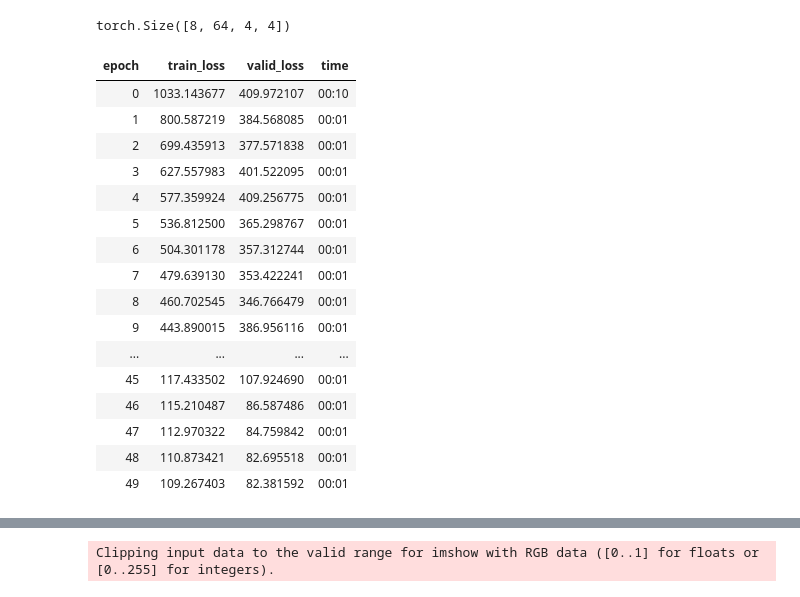
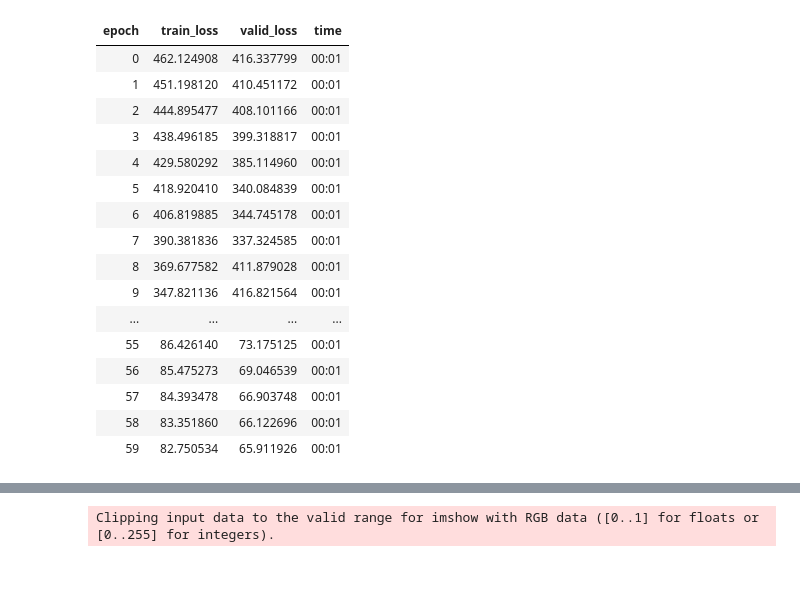
Before and after one commit to dhuynh95/fastai_autoencoder, a Jupyter notebook: MNIST.ipynb, the cells around one changed output, grey strips where cells are left out. Saved outputs shown, nothing was run; the diff lists cells and outputs as text; code cells hidden in the pictures.

```diff
--- a/MNIST.ipynb
+++ b/MNIST.ipynb
@@ -214,5 +125,0 @@ Sequential(
-# %%
-enc.cpu()
-enc(x).shape
-# %% [output]
-torch.Size([8, 64, 4, 4])
@@ -219,20 +148,42 @@ torch.Size([8, 64, 4, 4])
+# %%
+im_size = 64
+conv = nn.Conv2d
+act_fn = nn.ReLU
+bn = nn.BatchNorm2d
+rec_loss = "mse"
+
+nfs = [1,4,8,16,64]
+ks = [7,3,3,3]
+enc = create_encoder(nfs,ks,conv=conv,bn=bn,act_fn=act_fn)
+
+nfs = [1024,32]
+vae_bn = VAEBottleneck(nfs,act_fn)
+
+nfs = [32,64,8,4,1]
+ks = [7,3,3,3,3]
+dec_conv = create_decoder(nfs,ks,conv=conv,bn=bn,act_fn=act_fn)
+dec = SpatialDecoder2D(dec_conv,im_size)
+
+learn = AutoEncoderLearner(data,rec_loss,enc,vae_bn,dec)
+kl_hook = VAEHook(learn,beta=1)
+# 88
 # %%
-learn.fit_one_cycle(50,1e-2)
+learn.fit_one_cycle(60,1e-2)
 # %% [output]
 | epoch | train_loss | valid_loss | time |
-| 0 | 1033.143677 | 409.972107 | 00:10 |
-| 1 | 800.587219 | 384.568085 | 00:01 |
-| 2 | 699.435913 | 377.571838 | 00:01 |
-| 3 | 627.557983 | 401.522095 | 00:01 |
-| 4 | 577.359924 | 409.256775 | 00:01 |
-| 5 | 536.812500 | 365.298767 | 00:01 |
-| 6 | 504.301178 | 357.312744 | 00:01 |
-| 7 | 479.639130 | 353.422241 | 00:01 |
-| 8 | 460.702545 | 346.766479 | 00:01 |
-| 9 | 443.890015 | 386.956116 | 00:01 |
+| 0 | 462.124908 | 416.337799 | 00:01 |
+| 1 | 451.198120 | 410.451172 | 00:01 |
+| 2 | 444.895477 | 408.101166 | 00:01 |
+| 3 | 438.496185 | 399.318817 | 00:01 |
+| 4 | 429.580292 | 385.114960 | 00:01 |
+| 5 | 418.920410 | 340.084839 | 00:01 |
+| 6 | 406.819885 | 344.745178 | 00:01 |
+| 7 | 390.381836 | 337.324585 | 00:01 |
+| 8 | 369.677582 | 411.879028 | 00:01 |
+| 9 | 347.821136 | 416.821564 | 00:01 |
 | ... | ... | ... | ... |
-| 45 | 117.433502 | 107.924690 | 00:01 |
-| 46 | 115.210487 | 86.587486 | 00:01 |
-| 47 | 112.970322 | 84.759842 | 00:01 |
-| 48 | 110.873421 | 82.695518 | 00:01 |
-| 49 | 109.267403 | 82.381592 | 00:01 |
+| 55 | 86.426140 | 73.175125 | 00:01 |
+| 56 | 85.475273 | 69.046539 | 00:01 |
+| 57 | 84.393478 | 66.903748 | 00:01 |
+| 58 | 83.351860 | 66.122696 | 00:01 |
+| 59 | 82.750534 | 65.911926 | 00:01 |
```
Also changed, not shown: parts of 27 cells of this notebook, 4 other files.
